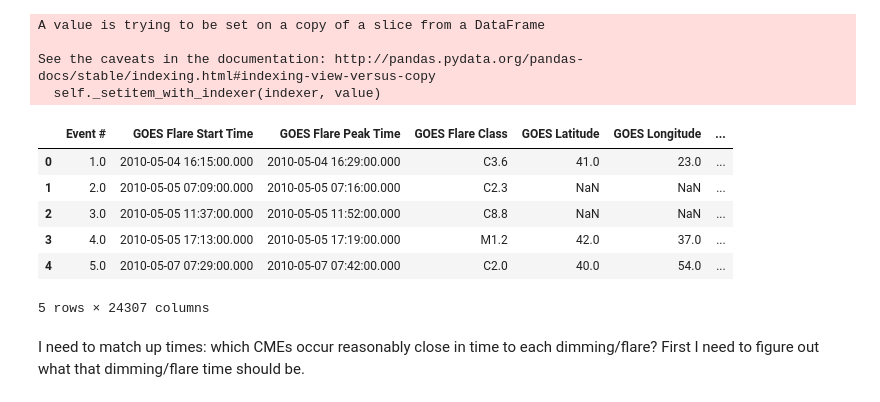
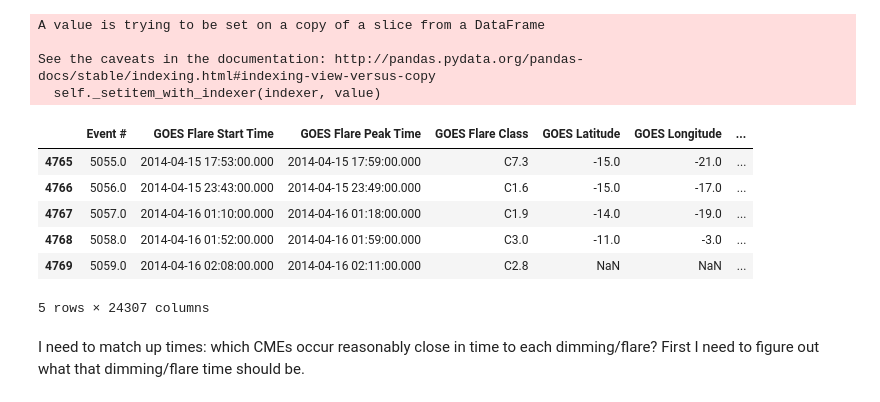
Before and after one commit to jmason86/James-s-EVE-Dimming-Index-JEDI, a Jupyter notebook: explore/explore_jedi_cdaw.ipynb, the cells around one changed output. Cells and saved outputs as stored; diff of their text form; code cells hidden in the pictures.

```diff
--- a/explore/explore_jedi_cdaw.ipynb
+++ b/explore/explore_jedi_cdaw.ipynb
@@ -111,7 +111,7 @@ def lat_lon_to_position_angle(longitude, latitude):
     Example:
         position_angle = lat_lon_to_position_angle(35, -40)
     """
-    x = longitude * 1.0e
+    x = longitude * 1.0
     y = latitude * 1.0
     if y != 0:
         pa = np.arctan(-x / y)
@@ -121,12 +121,14 @@ def lat_lon_to_position_angle(longitude, latitude):
     pa = pa * 180.0 / 3.1415926
 
     if y < 0:
-        pa = pa + 180
+        pa += 180
+    if x == 90 and y == 0:
+        pa += 180
     if pa < 0:
-        pa = pa + 360
+        pa += 360
 
     if x == 0 and y == 0:
-        pa =- 1
+        pa = -1
 
     return pa
 # %% [markdown]
@@ -156,14 +152,14 @@ A value is trying to be set on a copy of a slice from a DataFrame
 See the caveats in the documentation: http://pandas.pydata.org/pandas-docs/stable/indexing.html#indexing-view-versus-copy
   self._setitem_with_indexer(indexer, value)
 # %%
-jedi.head()
+jedi.tail()
 # %% [output]
 |  | Event # | GOES Flare Start Time | GOES Flare Peak Time | GOES Flare Class | GOES Latitude | GOES Longitude | ... |
-| 0 | 1.0 | 2010-05-04 16:15:00.000 | 2010-05-04 16:29:00.000 | C3.6 | 41.0 | 23.0 | ... |
-| 1 | 2.0 | 2010-05-05 07:09:00.000 | 2010-05-05 07:16:00.000 | C2.3 | NaN | NaN | ... |
-| 2 | 3.0 | 2010-05-05 11:37:00.000 | 2010-05-05 11:52:00.000 | C8.8 | NaN | NaN | ... |
-| 3 | 4.0 | 2010-05-05 17:13:00.000 | 2010-05-05 17:19:00.000 | M1.2 | 42.0 | 37.0 | ... |
-| 4 | 5.0 | 2010-05-07 07:29:00.000 | 2010-05-07 07:42:00.000 | C2.0 | 40.0 | 54.0 | ... |
+| 4765 | 5055.0 | 2014-04-15 17:53:00.000 | 2014-04-15 17:59:00.000 | C7.3 | -15.0 | -21.0 | ... |
+| 4766 | 5056.0 | 2014-04-15 23:43:00.000 | 2014-04-15 23:49:00.000 | C1.6 | -15.0 | -17.0 | ... |
+| 4767 | 5057.0 | 2014-04-16 01:10:00.000 | 2014-04-16 01:18:00.000 | C1.9 | -14.0 | -19.0 | ... |
+| 4768 | 5058.0 | 2014-04-16 01:52:00.000 | 2014-04-16 01:59:00.000 | C3.0 | -11.0 | -3.0 | ... |
+| 4769 | 5059.0 | 2014-04-16 02:08:00.000 | 2014-04-16 02:11:00.000 | C2.8 | NaN | NaN | ... |
 5 rows × 24307 columns
 # %% [markdown]
 I need to match up times: which CMEs occur reasonably close in time to each dimming/flare? First I need to figure out what that dimming/flare time should be.
```
Also changed, not shown: parts of 4 cells of this notebook.
